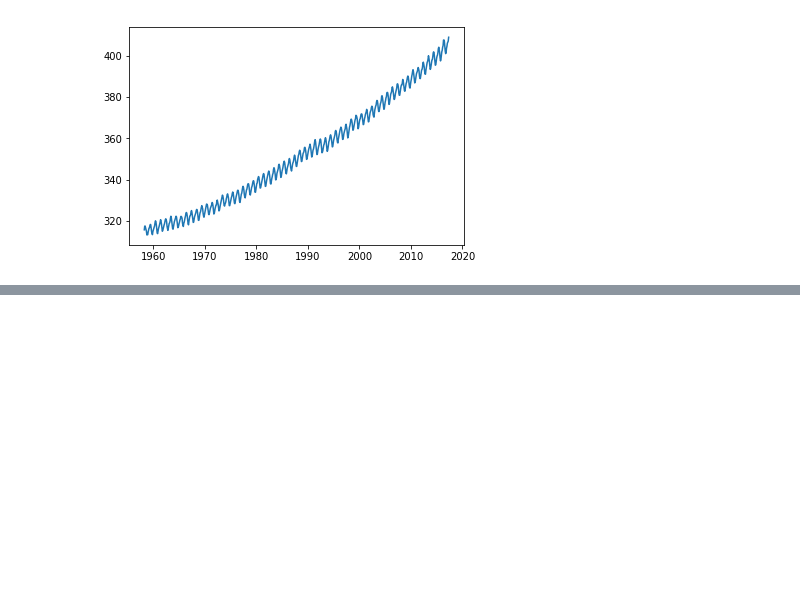
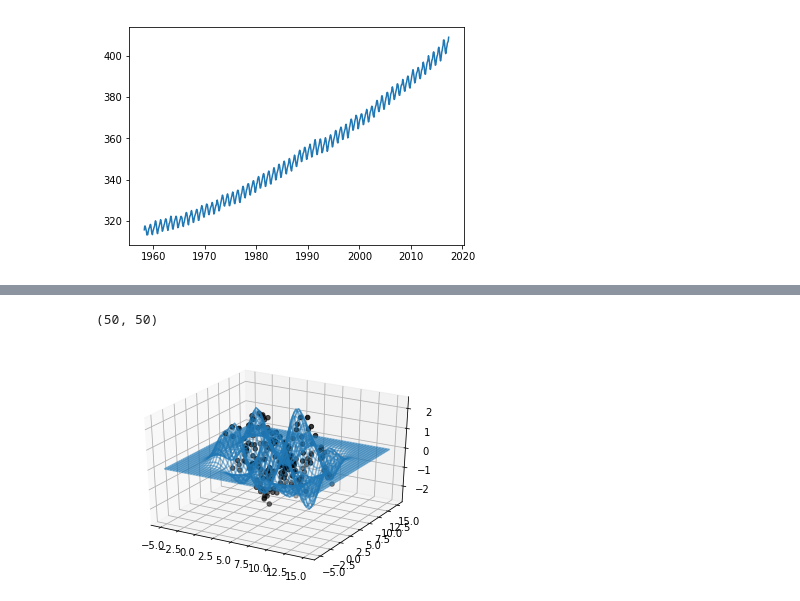
Before and after one commit to tmcclintock/Scratch-Work, a Jupyter notebook: george_tests/basic_george/Messing_with_george.ipynb, the cells around one changed output, grey strips where cells are left out. Cells and saved outputs as stored; diff of their text form; code cells hidden in the pictures; blank space fills up the shorter version.

```diff
--- a/george_tests/basic_george/Messing_with_george.ipynb
+++ b/george_tests/basic_george/Messing_with_george.ipynb
@@ -11,0 +33,32 @@ plt.plot(t,c)
+# %%
+N = 200
+x = np.vstack((10*np.random.rand(N),10*np.random.rand(N)))
+yerr = 0.2 * np.ones(N)
+y = np.sin(x[0]) + np.cos(x[1]) + yerr*np.random.randn(N)
+#NOTE: the cosine kernel only works in one dimension right now...
+#kernel = george.kernels.CosineKernel(2*np.pi, ndim=2)
+kernel = george.kernels.ExpSquaredKernel(1.0, ndim=2)
+gp = george.GP(kernel)
+gp.compute(x.T, yerr)
+
+fig = plt.figure()
+ax = fig.add_subplot(111, projection='3d')
+ax.scatter(x[0], x[1], y, c='k')
+
+Nd = 50
+X0 = np.linspace(np.min(x)-5, np.max(x)+5, Nd)
+X1 = np.linspace(np.min(x)-5, np.max(x)+5, Nd)
+D0, D1 = np.meshgrid(X0, X1)
+X = np.array([D0.flatten(), D1.flatten()])
+mu = np.ones_like(D0)
+for i in range(len(X0)):
+    for j in range(len(X1)):
+        Xij = np.atleast_2d([X0[i], X1[j]])
+        muij, cov = gp.predict(y,Xij)
+        mu[i,j] = muij
+print mu.shape
+ax.plot_wireframe(D0, D1, mu, alpha=0.5)
+fig.savefig("ex2d.png")
+# %% [output]
+(50, 50)
+[figure, added]
```
Also changed, not shown: parts of 2 cells of this notebook, 2 other files.
